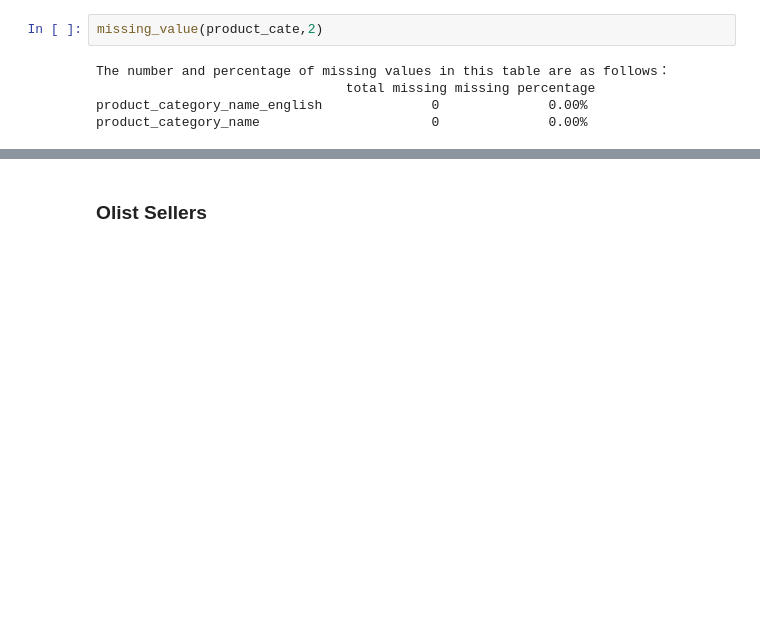
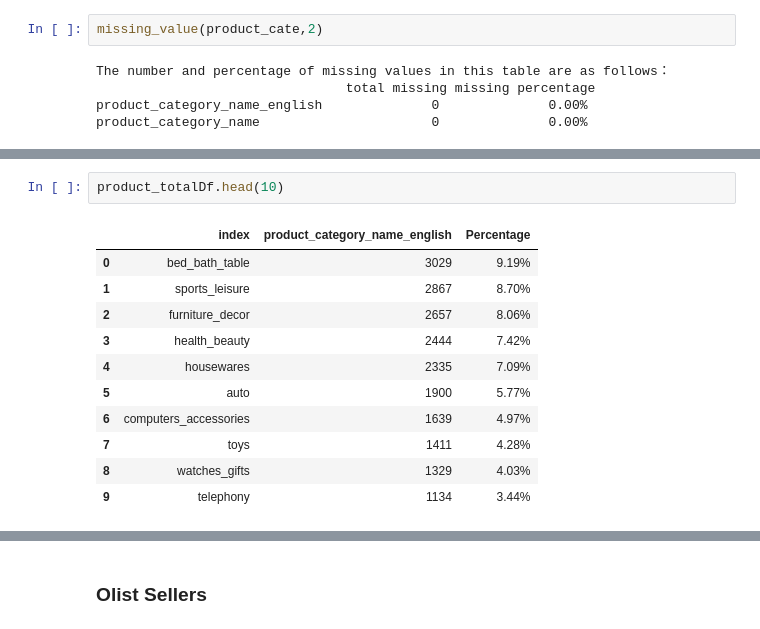
Before and after one commit to hilarylimyuxuan/Customer-Segmentation-Model, a Jupyter notebook: Olist Customer Segmentation Model.ipynb, the cells around one changed output, grey strips where cells are left out. Drawn from its saved outputs; the diff is of its cells as text; blank space fills up the shorter version.

```diff
--- a/Olist Customer Segmentation Model.ipynb
+++ b/Olist Customer Segmentation Model.ipynb
@@ -241,0 +259,14 @@ prdt.head()
+# %%
+product_totalDf.head(10)
+# %% [output]
+|  | index | product_category_name_english | Percentage |
+| 0 | bed_bath_table | 3029 | 9.19% |
+| 1 | sports_leisure | 2867 | 8.70% |
+| 2 | furniture_decor | 2657 | 8.06% |
+| 3 | health_beauty | 2444 | 7.42% |
+| 4 | housewares | 2335 | 7.09% |
+| 5 | auto | 1900 | 5.77% |
+| 6 | computers_accessories | 1639 | 4.97% |
+| 7 | toys | 1411 | 4.28% |
+| 8 | watches_gifts | 1329 | 4.03% |
+| 9 | telephony | 1134 | 3.44% |
```
Also changed, not shown: parts of 5 cells of this notebook.
